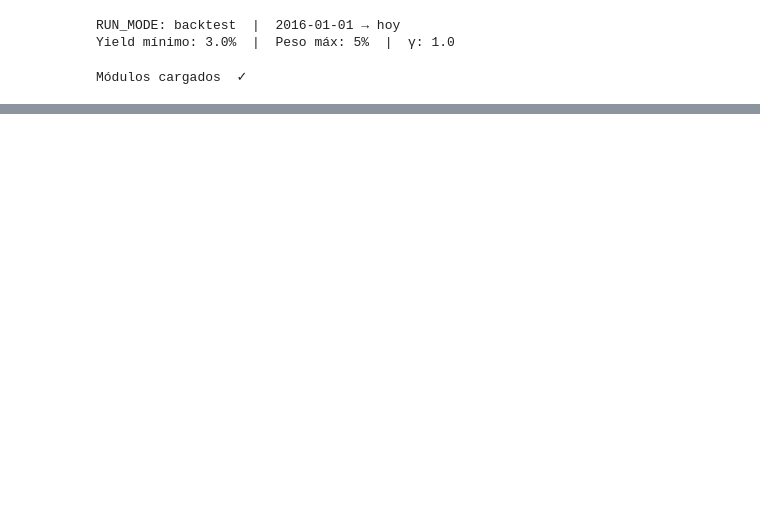
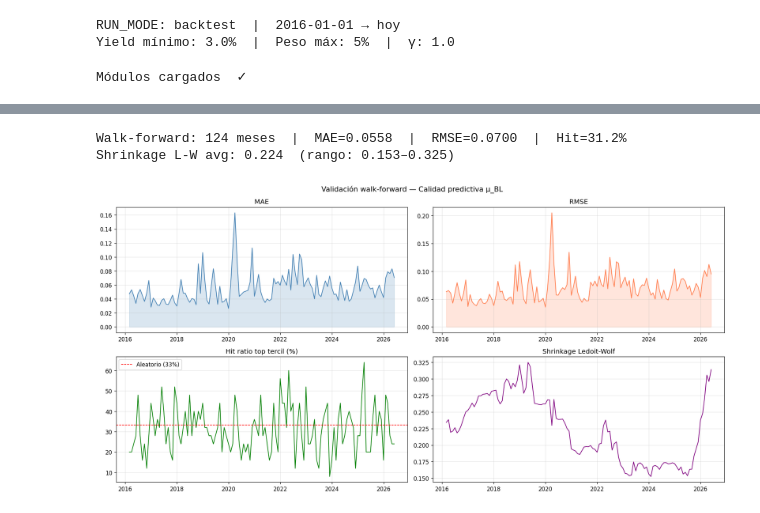
Before and after one commit to AGAYON/dividend-investment-stgy, a Jupyter notebook: strategy.ipynb, the cells around one changed output, grey strips where cells are left out. Cells and saved outputs as stored; diff of their text form; code cells hidden in the pictures; blank space fills up the shorter version.

```diff
--- a/strategy.ipynb
+++ b/strategy.ipynb
@@ -639,0 +406,24 @@ print(f"  Hojas: Metricas, Pesos, NAV, Dividends" + (', Infeasibility' if inf_lo
+# %%
+# ============================================================
+# CELDA 11 — Reporte de métricas
+# ============================================================
+met_file = DATA_PROCESSED / "backtest_metrics.json"
+if met_file.exists():
+    with open(met_file) as f:
+        metrics = json.load(f)
+elif RUN_MODE == "backtest" and "results" in dir():
+    metrics = main._b.compute_metrics(results)
+else:
+    raise FileNotFoundError("Corre el backtest primero (Celda 10).")
+
+df_met = build_metrics_table(metrics, MIN_PORTFOLIO_YIELD)
+
+def _style_header(row):
+    return ["font-weight:bold; background-color:#e8e8e8"] * 3 if row["Portafolio"] == "" else [""] * 3
+
+display(
+    df_met.style
+    .apply(_style_header, axis=1)
+    .hide(axis="index")
+    .set_caption(f"Métricas de desempeño — backtest {BACKTEST_START} → {results.index[-1].strftime('%Y-%m') if 'results' in dir() else ''}")
+)
@@ -639,0 +449,22 @@ print(f"  Hojas: Metricas, Pesos, NAV, Dividends" + (', Infeasibility' if inf_lo
+# %%
+# ============================================================
+# CELDA 12 — Validación walk-forward
+# ============================================================
+if RUN_MODE == "backtest" and "results" in dir():
+    wf = run_walk_forward(universe_df, results, LOOKBACK_MONTHS, MIN_OBS_MONTHS, RISK_AVERSION, TAU)
+    print(f"Walk-forward: {len(wf)} meses  |  MAE={wf['mae'].mean():.4f}  |  RMSE={wf['rmse'].mean():.4f}  |  Hit={wf['hit_ratio'].mean():.1%}")
+    if "shrinkage" in wf.columns:
+        print(f"Shrinkage L-W avg: {wf['shrinkage'].mean():.3f}  (rango: {wf['shrinkage'].min():.3f}–{wf['shrinkage'].max():.3f})")
+
+    fig, axes = plt.subplots(2, 2, figsize=(16, 8))
+    fig.suptitle("Validación walk-forward — Calidad predictiva μ_BL", fontsize=13)
+    axes[0, 0].plot(wf.index, wf["mae"],  color="steelblue", lw=1.2); axes[0, 0].fill_between(wf.index, wf["mae"],  alpha=0.2, color="steelblue"); axes[0, 0].set_title("MAE")
+    axes[0, 1].plot(wf.index, wf["rmse"], color="coral",    lw=1.2); axes[0, 1].fill_between(wf.index, wf["rmse"], alpha=0.2, color="coral");    axes[0, 1].set_title("RMSE")
+    axes[1, 0].plot(wf.index, wf["hit_ratio"] * 100, color="green", lw=1.2)
+    axes[1, 0].axhline(33.3, color="red", lw=1, ls="--", label="Aleatorio (33%)"); axes[1, 0].set_title("Hit ratio top tercil (%)"); axes[1, 0].legend()
+    if "shrinkage" in wf.columns:
+        axes[1, 1].plot(wf.index, wf["shrinkage"], color="purple", lw=1.2); axes[1, 1].set_title("Shrinkage Ledoit-Wolf")
+    plt.tight_layout(); plt.show()
+else:
+    print("Corre el backtest primero (Celda 10).")
+# %% [output]
@@ -639,0 +474,3 @@ print(f"  Hojas: Metricas, Pesos, NAV, Dividends" + (', Infeasibility' if inf_lo
+Walk-forward: 124 meses  |  MAE=0.0558  |  RMSE=0.0700  |  Hit=31.2%
+Shrinkage L-W avg: 0.224  (rango: 0.153–0.325)
+[figure, added]
```
Also changed, not shown: parts of 18 cells of this notebook, 3 other files.
